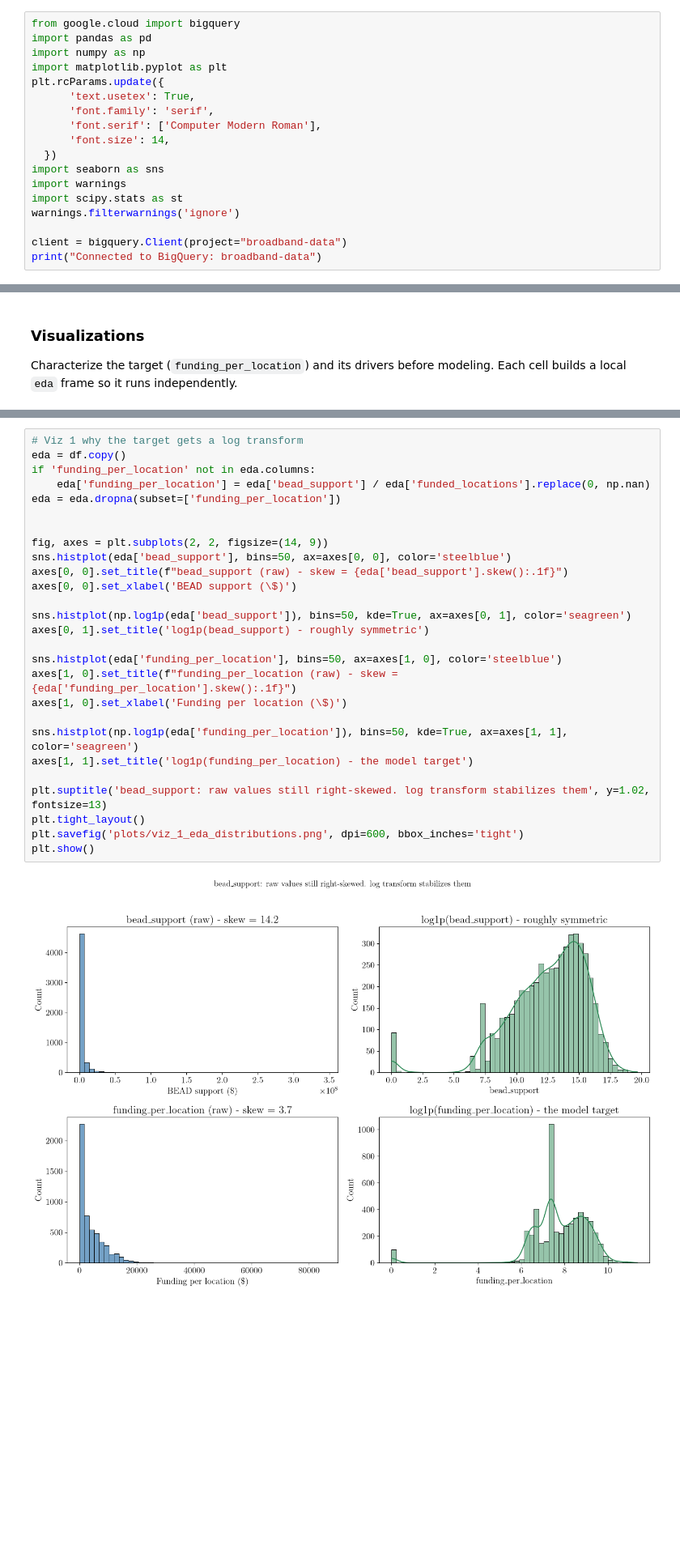
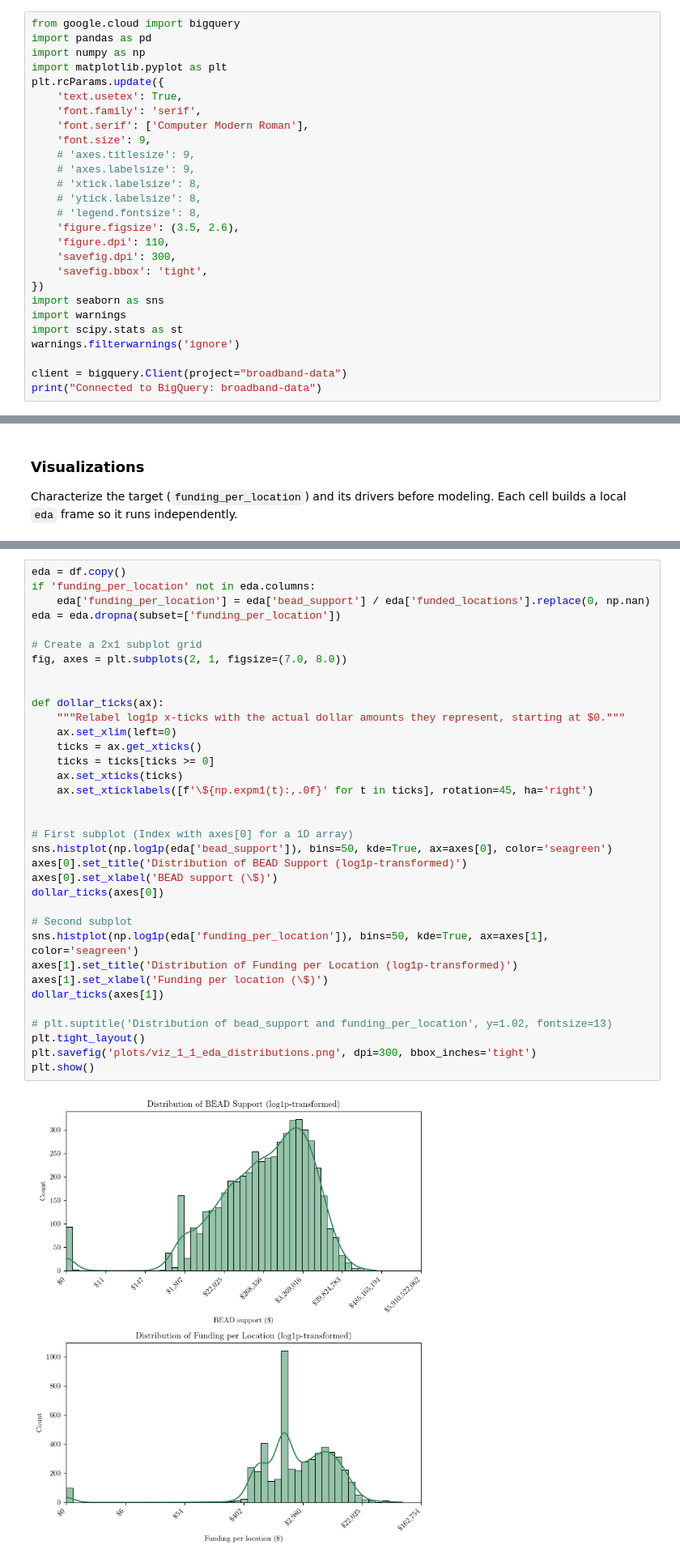
Before and after one commit to yusunnyf/bead_funding_predictor, a Jupyter notebook: eda/bead_eda.ipynb, the cells around one changed output, grey strips where cells are left out. Shown at 81% size. Cells and saved outputs as stored; diff of their text form; blank space fills up the shorter version.

Commit message:
feat: eda with dotted plots

```diff
--- a/eda/bead_eda.ipynb
+++ b/eda/bead_eda.ipynb
@@ -8,11 +8,20 @@ import pandas as pd
 import numpy as np
 import matplotlib.pyplot as plt
 plt.rcParams.update({
-      'text.usetex': True,
-      'font.family': 'serif',
-      'font.serif': ['Computer Modern Roman'],
-      'font.size': 14,
-  })
+    'text.usetex': True,
+    'font.family': 'serif',
+    'font.serif': ['Computer Modern Roman'],
+    'font.size': 9,
+    # 'axes.titlesize': 9,
+    # 'axes.labelsize': 9,
+    # 'xtick.labelsize': 8,
+    # 'ytick.labelsize': 8,
+    # 'legend.fontsize': 8,
+    'figure.figsize': (3.5, 2.6),
+    'figure.dpi': 110,
+    'savefig.dpi': 300,
+    'savefig.bbox': 'tight',
+})
 import seaborn as sns
 import warnings
 import scipy.stats as st
@@ -183,29 +192,37 @@ Characterize the target (`funding_per_location`) and its drivers before modeling
 # %%
-# Viz 1 why the target gets a log transform
 eda = df.copy()
 if 'funding_per_location' not in eda.columns:
     eda['funding_per_location'] = eda['bead_support'] / eda['funded_locations'].replace(0, np.nan)
 eda = eda.dropna(subset=['funding_per_location'])
 
+# Create a 2x1 subplot grid
+fig, axes = plt.subplots(2, 1, figsize=(7.0, 8.0))
 
-fig, axes = plt.subplots(2, 2, figsize=(14, 9))
-sns.histplot(eda['bead_support'], bins=50, ax=axes[0, 0], color='steelblue')
-axes[0, 0].set_title(f"bead_support (raw) - skew = {eda['bead_support'].skew():.1f}")
-axes[0, 0].set_xlabel('BEAD support (\$)')
 
-sns.histplot(np.log1p(eda['bead_support']), bins=50, kde=True, ax=axes[0, 1], color='seagreen')
-axes[0, 1].set_title('log1p(bead_support) - roughly symmetric')
+def dollar_ticks(ax):
+    """Relabel log1p x-ticks with the actual dollar amounts they represent, starting at $0."""
+    ax.set_xlim(left=0)
+    ticks = ax.get_xticks()
+    ticks = ticks[ticks >= 0]
+    ax.set_xticks(ticks)
+    ax.set_xticklabels([f'\${np.expm1(t):,.0f}' for t in ticks], rotation=45, ha='right')
 
-sns.histplot(eda['funding_per_location'], bins=50, ax=axes[1, 0], color='steelblue')
-axes[1, 0].set_title(f"funding_per_location (raw) - skew = {eda['funding_per_location'].skew():.1f}")
-axes[1, 0].set_xlabel('Funding per location (\$)')
 
-sns.histplot(np.log1p(eda['funding_per_location']), bins=50, kde=True, ax=axes[1, 1], color='seagreen')
-axes[1, 1].set_title('log1p(funding_per_location) - the model target')
+# First subplot (Index with axes[0] for a 1D array)
+sns.histplot(np.log1p(eda['bead_support']), bins=50, kde=True, ax=axes[0], color='seagreen')
+axes[0].set_title('Distribution of BEAD Support (log1p-transformed)')
+axes[0].set_xlabel('BEAD support (\$)')
+dollar_ticks(axes[0])
 
-plt.suptitle('bead_support: raw values still right-skewed. log transform stabilizes them', y=1.02, fontsize=13)
+# Second subplot
+sns.histplot(np.log1p(eda['funding_per_location']), bins=50, kde=True, ax=axes[1], color='seagreen')
+axes[1].set_title('Distribution of Funding per Location (log1p-transformed)')
+axes[1].set_xlabel('Funding per location (\$)')
+dollar_ticks(axes[1])
+
+# plt.suptitle('Distribution of bead_support and funding_per_location', y=1.02, fontsize=13)
 plt.tight_layout()
-plt.savefig('plots/viz_1_eda_distributions.png', dpi=600, bbox_inches='tight')
+plt.savefig('plots/viz_1_1_eda_distributions.png', dpi=300, bbox_inches='tight')
 plt.show()
 # %% [output]
-[figure, old version]
+[figure, new version]
```
Also changed, not shown: parts of 49 cells of this notebook, 51 other files.
